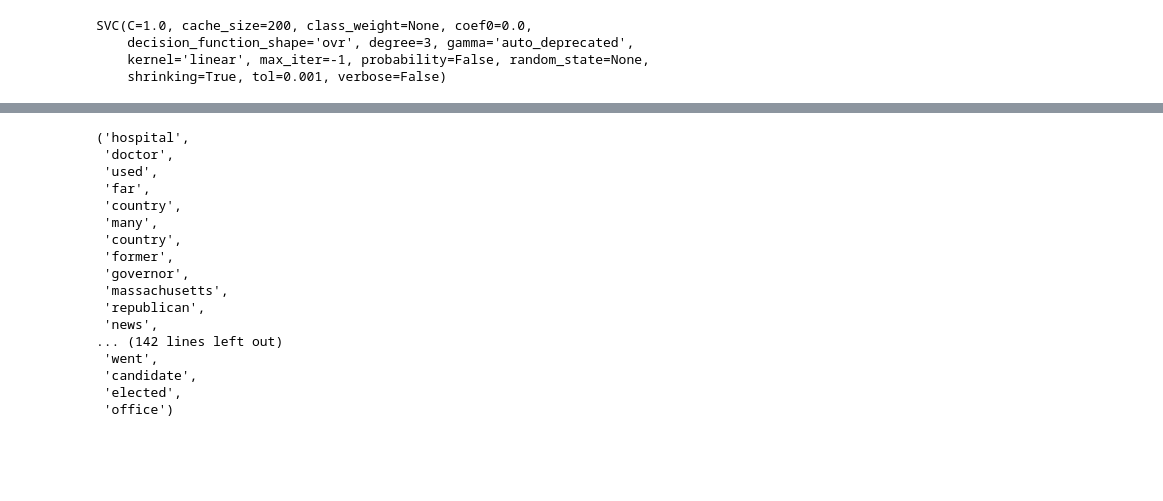
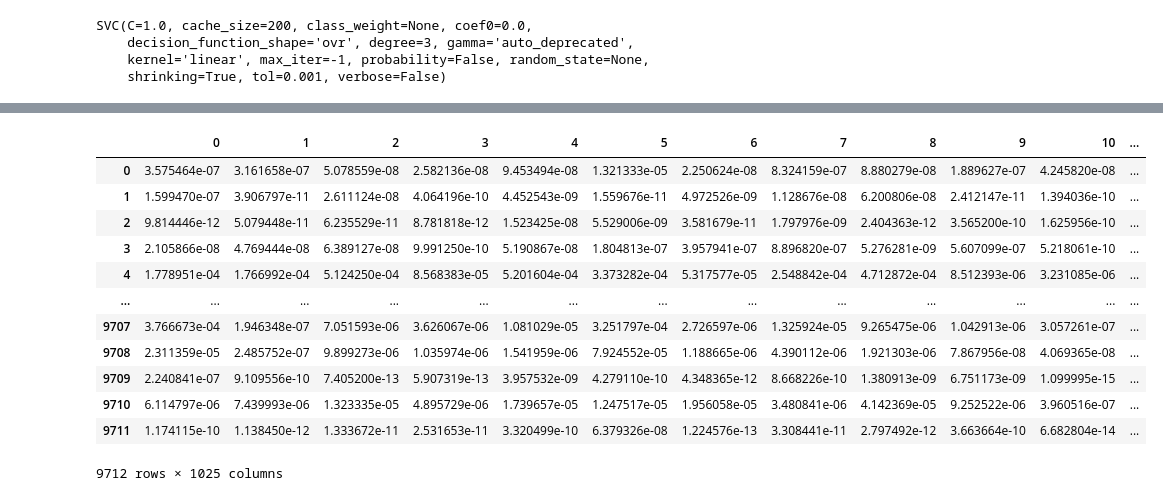
Before and after one commit to Interpause/pseudo-text, a Jupyter notebook: test.ipynb, the cells around one changed output, grey strips where cells are left out. Cells and saved outputs as stored; diff of their text form; code cells hidden in the pictures; blank space fills up the shorter version.

Commit message:
Added ELMo sum + SVM approach, finished testing

```diff
--- a/test.ipynb
+++ b/test.ipynb
@@ -97,2 +96,6 @@ testdf = liar_test.loc[:,('statement','label')].apply(formatter,axis=1,result_ty
+# %%
+minlen = 5
+maxlen = 30
+liar_train = liar_train[liar_train.statement.apply(lambda x:minlen<=len(x.split())<=maxlen)]
 # %% [markdown]
 # Bag of Words + SVM approach
@@ -132,14 +140,7 @@ ValueError: The truth value of a Series is ambiguous. Use a.empty, a.bool(), a.i
 # %%
-'''
 from allennlp.modules.elmo import Elmo, batch_to_ids
-options_file = "./elmo_2x4096_512_2048cnn_2xhighway_options.json"
-weight_file = "./elmo_2x4096_512_2048cnn_2xhighway_weights.hdf5"
-elmo = Elmo(options_file, weight_file, 1, dropout=0) #1 representation only
-'''
+from torch import nn
+from sklearn.decomposition import PCA
+options_file = "https://allennlp.s3.amazonaws.com/models/elmo/2x4096_512_2048cnn_2xhighway/elmo_2x4096_512_2048cnn_2xhighway_options.json"
+weight_file = "https://allennlp.s3.amazonaws.com/models/elmo/2x4096_512_2048cnn_2xhighway/elmo_2x4096_512_2048cnn_2xhighway_weights.hdf5"
+elmo = Elmo(options_file, weight_file, 1, dropout=0).to('cuda') #1 representation only
-# %%
-'''
-#I would try this if i hadnt almost immediately crashed from lag. maybe its cause its padded. ill take data points within a length range then
-sentences = traindf.statement.str.split()
-character_ids = batch_to_ids(sentences)
-embeddings = elmo(character_ids) #[representation][sent_no][word_no (padded)]
-'''
@@ -191,20 +147,31 @@ for tup,t in fdata['data']:
-# %%
-largest
-# %% [output]
-('hospital',
- 'doctor',
- 'used',
- 'far',
- 'country',
- 'many',
- 'country',
- 'former',
- 'governor',
- 'massachusetts',
- 'republican',
- 'news',
-... (142 lines left out)
- 'went',
- 'candidate',
- 'elected',
- 'office')
+# %%
+batch_size = 32
+def getEmbedded(df):
+    batches = np.array_split(df,int(len(df)/batch_size))
+    edf = pd.DataFrame({})
+    for batch in batches:
+        sentences = batch.statement.str.split()
+        character_ids = batch_to_ids(sentences).to('cuda')
+        embeddings =  elmo(character_ids)['elmo_representations'] #[representation][sent_no][word_no (padded)]
+        normalized = nn.functional.softmax(embeddings[0].sum(1),dim=1).to('cpu').detach()
+        embed = pd.DataFrame(normalized.numpy())
+        embed = embed.assign(label=batch.label.values)
+        edf = edf.append(embed,ignore_index=True)
+    return edf
+# %%
+train_df = getEmbedded(liar_train)
+test_df = getEmbedded(liar_test)
+# %% [output]
+|  | 0 | 1 | 2 | 3 | 4 | 5 | 6 | 7 | 8 | 9 | 10 | ... |
+| 0 | 3.575464e-07 | 3.161658e-07 | 5.078559e-08 | 2.582136e-08 | 9.453494e-08 | 1.321333e-05 | 2.250624e-08 | 8.324159e-07 | 8.880279e-08 | 1.889627e-07 | 4.245820e-08 | ... |
+| 1 | 1.599470e-07 | 3.906797e-11 | 2.611124e-08 | 4.064196e-10 | 4.452543e-09 | 1.559676e-11 | 4.972526e-09 | 1.128676e-08 | 6.200806e-08 | 2.412147e-11 | 1.394036e-10 | ... |
+| 2 | 9.814446e-12 | 5.079448e-11 | 6.235529e-11 | 8.781818e-12 | 1.523425e-08 | 5.529006e-09 | 3.581679e-11 | 1.797976e-09 | 2.404363e-12 | 3.565200e-10 | 1.625956e-10 | ... |
+| 3 | 2.105866e-08 | 4.769444e-08 | 6.389127e-08 | 9.991250e-10 | 5.190867e-08 | 1.804813e-07 | 3.957941e-07 | 8.896820e-07 | 5.276281e-09 | 5.607099e-07 | 5.218061e-10 | ... |
+| 4 | 1.778951e-04 | 1.766992e-04 | 5.124250e-04 | 8.568383e-05 | 5.201604e-04 | 3.373282e-04 | 5.317577e-05 | 2.548842e-04 | 4.712872e-04 | 8.512393e-06 | 3.231085e-06 | ... |
+| ... | ... | ... | ... | ... | ... | ... | ... | ... | ... | ... | ... | ... |
+| 9707 | 3.766673e-04 | 1.946348e-07 | 7.051593e-06 | 3.626067e-06 | 1.081029e-05 | 3.251797e-04 | 2.726597e-06 | 1.325924e-05 | 9.265475e-06 | 1.042913e-06 | 3.057261e-07 | ... |
+| 9708 | 2.311359e-05 | 2.485752e-07 | 9.899273e-06 | 1.035974e-06 | 1.541959e-06 | 7.924552e-05 | 1.188665e-06 | 4.390112e-06 | 1.921303e-06 | 7.867956e-08 | 4.069365e-08 | ... |
+| 9709 | 2.240841e-07 | 9.109556e-10 | 7.405200e-13 | 5.907319e-13 | 3.957532e-09 | 4.279110e-10 | 4.348365e-12 | 8.668226e-10 | 1.380913e-09 | 6.751173e-09 | 1.099995e-15 | ... |
+| 9710 | 6.114797e-06 | 7.439993e-06 | 1.323335e-05 | 4.895729e-06 | 1.739657e-05 | 1.247517e-05 | 1.956058e-05 | 3.480841e-06 | 4.142369e-05 | 9.252522e-06 | 3.960516e-07 | ... |
+| 9711 | 1.174115e-10 | 1.138450e-12 | 1.333672e-11 | 2.531653e-11 | 3.320499e-10 | 6.379326e-08 | 1.224576e-13 | 3.308441e-11 | 2.797492e-12 | 3.663664e-10 | 6.682804e-14 | ... |
+9712 rows × 1025 columns
```
Also changed, not shown: parts of 20 cells of this notebook.
